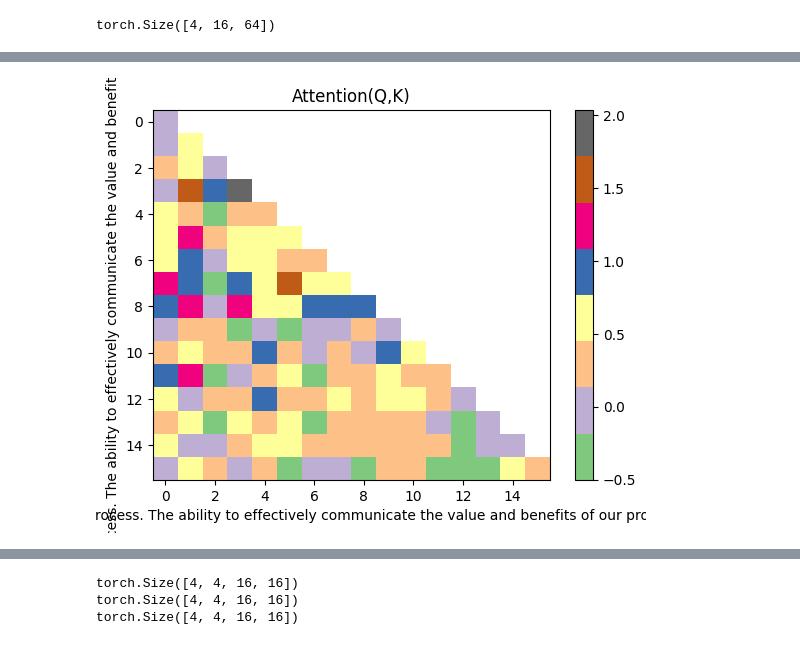
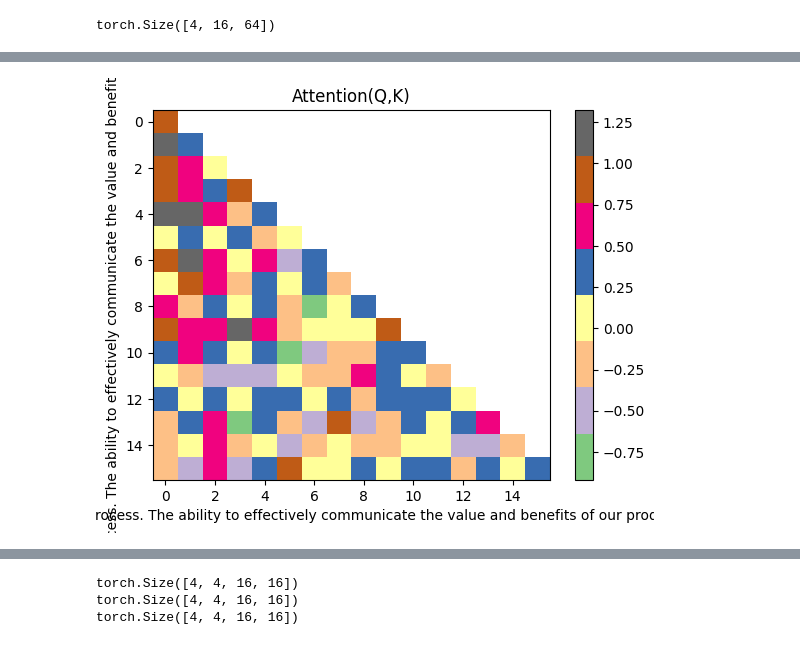
Before and after one commit to chenxiwh/Transformer-from-scratch, a Jupyter notebook: step-by-step.ipynb, the cells around one changed output, grey strips where cells are left out. Saved outputs shown, nothing was run; the diff lists cells and outputs as text; code cells hidden in the pictures.

```diff
--- a/step-by-step.ipynb
+++ b/step-by-step.ipynb
@@ -409,33 +409,33 @@ pd.DataFrame(attention_score_h1.detach().cpu().numpy())
 # %%
 # Apply Mask to attention scores
 attention_score = attention_score.masked_fill(torch.triu(torch.ones(attention_score.shape[-2:]), diagonal=1).bool(), float('-inf'))#[4, 4, 16, 16] [batch_size, num_heads, context_length, context_length]
 
 # Illustration only
-plt.imshow(attention_score[1, 1].detach().cpu().numpy(), "Accent", aspect="auto")
+plt.imshow(attention_score[0, 0].detach().cpu().numpy(), "Accent", aspect="auto")
 plt.title("Attention(Q,K)")
 plt.xlabel(encoding.decode(x_batch[0].tolist()))
 plt.ylabel(encoding.decode(x_batch[0].tolist()))
 plt.colorbar()
 pd.DataFrame(attention_score[0][0].detach().cpu().numpy())
 # %% [output]
 |  | 0 | 1 | 2 | 3 | 4 | 5 | 6 | 7 | 8 | 9 | 10 | ... |
 | 0 | 0.827912 | -inf | -inf | -inf | -inf | -inf | -inf | -inf | -inf | -inf | -inf | ... |
 | 1 | 1.123528 | 0.464093 | -inf | -inf | -inf | -inf | -inf | -inf | -inf | -inf | -inf | ... |
 | 2 | 1.040623 | 0.605708 | 0.119165 | -inf | -inf | -inf | -inf | -inf | -inf | -inf | -inf | ... |
 | 3 | 0.900045 | 0.596818 | 0.359724 | 0.836026 | -inf | -inf | -inf | -inf | -inf | -inf | -inf | ... |
 | 4 | 1.061119 | 1.158659 | 0.633724 | -0.320907 | 0.383561 | -inf | -inf | -inf | -inf | -inf | -inf | ... |
 | 5 | 0.071058 | 0.273445 | 0.044782 | 0.250272 | -0.114290 | 0.121239 | -inf | -inf | -inf | -inf | -inf | ... |
 | 6 | 0.897961 | 1.322748 | 0.553525 | 0.079147 | 0.502846 | -0.506932 | 0.223247 | -inf | -inf | -inf | -inf | ... |
 | 7 | 0.025299 | 0.779429 | 0.627483 | -0.354743 | 0.218848 | -0.055096 | 0.297431 | -0.119230 | -inf | -inf | -inf | ... |
 | 8 | 0.529123 | -0.196815 | 0.232964 | 0.031045 | 0.214278 | -0.328799 | -0.685732 | 0.060671 | 0.237945 | -inf | -inf | ... |
 | 9 | 0.935247 | 0.690427 | 0.511019 | 1.063499 | 0.504674 | -0.227777 | -0.035515 | -0.006277 | 0.174739 | 0.899135 | -inf | ... |
 | 10 | 0.467166 | 0.532110 | 0.238954 | 0.085494 | 0.207894 | -0.739952 | -0.371635 | -0.087244 | -0.217038 | 0.353716 | 0.276079 | ... |
 | 11 | 0.016316 | -0.238568 | -0.610145 | -0.418894 | -0.609519 | -0.072247 | -0.179781 | -0.085679 | 0.529486 | 0.309438 | 0.002346 | ... |
 | 12 | 0.210837 | 0.166079 | 0.430884 | 0.002882 | 0.447536 | 0.287130 | -0.069169 | 0.463648 | -0.251514 | 0.225306 | 0.302280 | ... |
 | 13 | -0.131177 | 0.249064 | 0.690767 | -0.918174 | 0.273945 | -0.226493 | -0.467489 | 0.787192 | -0.527138 | -0.107953 | 0.469084 | ... |
 | 14 | -0.268342 | 0.041401 | 0.530629 | -0.301306 | 0.030230 | -0.376372 | -0.326082 | 0.092524 | -0.112594 | -0.274940 | 0.107115 | ... |
 | 15 | -0.219957 | -0.423728 | 0.599078 | -0.366324 | 0.452232 | 0.868501 | -0.051142 | 0.200568 | 0.335000 | 0.050063 | 0.305444 | ... |
-[figure, old version]
+[figure, new version]
 # %%
 # Softmax the attention score
 attention_score = torch.softmax(attention_score, dim=-1) #[4, 4, 16, 16] [batch_size, num_heads, context_length, context_length]
```
Also changed, not shown: parts of 5 cells of this notebook.
